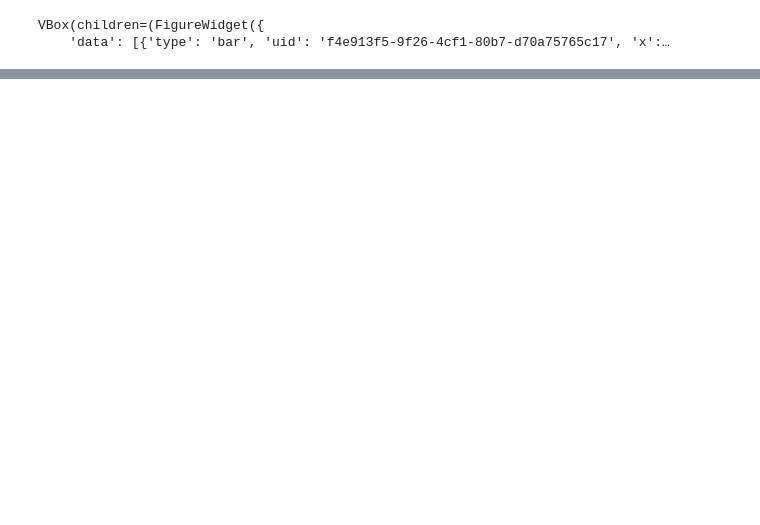
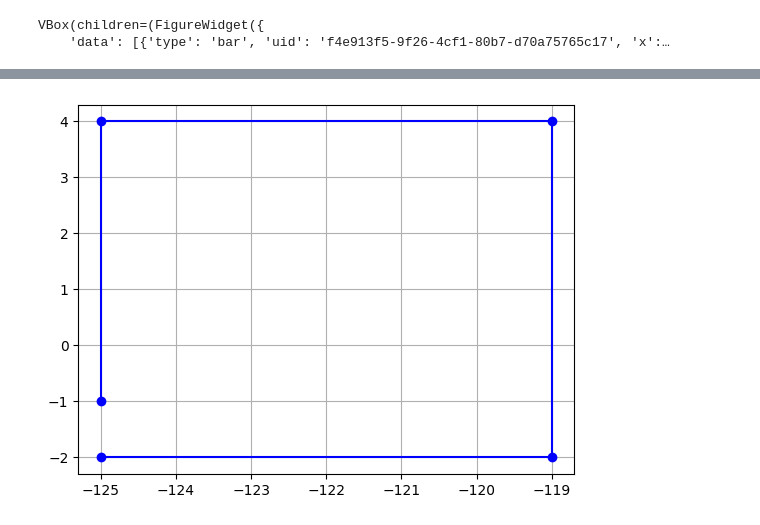
Before and after one commit to robcs9/proaes-game-be, a Jupyter notebook: archive/plot_nb.ipynb, the cells around one changed output, grey strips where cells are left out. Cells and saved outputs as stored; diff of their text form; code cells hidden in the pictures; blank space fills up the shorter version.

```diff
--- a/archive/plot_nb.ipynb
+++ b/archive/plot_nb.ipynb
@@ -262,0 +270,95 @@ ValueError: x and y must have same first dimension, but have shapes (9,) and (3,
+# %%
+from functools import reduce
+import matplotlib.pyplot as plt
+
+foo = lambda x: math.sqrt(R - x**2) # Df = [lon - R, lon + R]
+
+# Create the plot
+# plt.figure(figsize=(10, 6))
+# plt.plot([*x_values, x_values[0]], [*y_values, foo(R,0,0)], 'bo-',)
+
+# print(x_vertex)
+# f = lambda x: math.sqrt((4)**2 - x**2) #(x)**2
+# yval = [math.sqrt((x_vertex)**2 - x**2) for x in xval]
+
+# yval = [f(x) for x in xval]
+# working right
+# yval = [f(x,x,0,0,const_r) for x in xval]
+# yval = [f(x,x,-122.4195,-122.4195,R) for x in xv1]
+# (xf - x / 2) + x = 2x + xf - x /2 = (x + xf) / 2
+# center_x = x + R; center_y = y + R
+# data['lon'][0] already equivalent to "y + R" (y is the initial value for lon)
+
+
+# test_y = [((max(x_values) - min(x_values))**2 - x**2) for x in x_values]
+# print(test_y)
+# y_values = [math.sqrt((max(x_values) - min(x_values))**2 - x**2) for x in x_values]
+
+
+# foo(R, 0, 0)
+# plt.show()
+
+# for i, lat in enumerate(data['lat']):
+        # x between lon - radius and lon + radius
+        # print(f'radius: {radius};\n new lat: {radius - data['lon'][i]**2}\
+        # new lon: {}')
+        # data['lat'][i] = math.sqrt(radius - data['lon'][i]**2)
+
+# yval = [data['lat'][0]+f(x,lat,data['lon'][0],data['lat'][0] + R,R) for x in data['lon']]
+
+# yval = [37.7749,37.7749,37.7749,37.7749,37.7749,37.7749,]
+# xval= [-122.4195,-122.4195,-122.4195,-122.4195,-122.4195,-122.4195,]
+# distance = 0.0001 # distance between traces
+distance = 1
+yval = [1,1,1,1,1,1]
+xval= [-122,-122,-122,-122,-122,-122,]
+
+increment = len(xval)/2 * distance
+max_x = xval[0] + (len(xval) * distance)/2
+mid_x = xval[0]
+min_x = xval[0] - (len(xval) * distance)/2
+max_y = yval[0] + (len(yval) * distance)/2
+mid_y = yval[0]
+min_y = yval[0] - (len(yval) * distance)/2
+
+x_accumulator = 0
+y_accumulator = 0
+vertices = [(min_x,min_y),(max_x,min_y),(max_x,max_y),(min_x,max_y),(min_x,min_y+distance)]
+# print(f'mid_x: {mid_x}; mid_y: {mid_y}')
+# Vertices plot
+test_x = []
+test_y = []
+for xv, yv in vertices:
+        test_x.append(xv)
+        test_y.append(yv)
+        # print(f'xv: {xv}; yv: {yv}')
+xval = test_x
+yval = test_y
+
+for i,x in enumerate(xval):
+        pass
+        for xv, yv in vertices:
+                xval[i] += x_accumulator
+                yval[i] += y_accumulator
+                # x_accumulator += increment
+
+for i,x in enumerate(xval):
+        pass
+
+        # xval[i] += x_accumulator
+        # x_accumulator += increment
+        # if xval[i] == max_x:
+                # yval[i] += y_accumulator
+        # yval[i] = max_y
+
+# f = lambda x,y,lon,lat,r: (x-lon)**2 + (y-lat)**2 - r**2
+# f = lambda x, r: r**2 - x**2
+# yval = [f(x,yval[0],-(abs(xval[0])+radius),yval[0]+radius,radius) for x in xval]
+# xval[0] -= radius
+# xval[-1] += radius
+# plt.plot(xval, [f(x,yval[0],lon,lat,radius) for x in xval], 'bo-',)
+# plt.plot(xval, [f(x,radius) for x in xval], 'bo-',)
+plt.plot(xval, yval, 'bo-')
+plt.grid(True)
+# %% [output]
+[figure, added]
```
Also changed, not shown: parts of 1 cell of this notebook, 3 other files.
